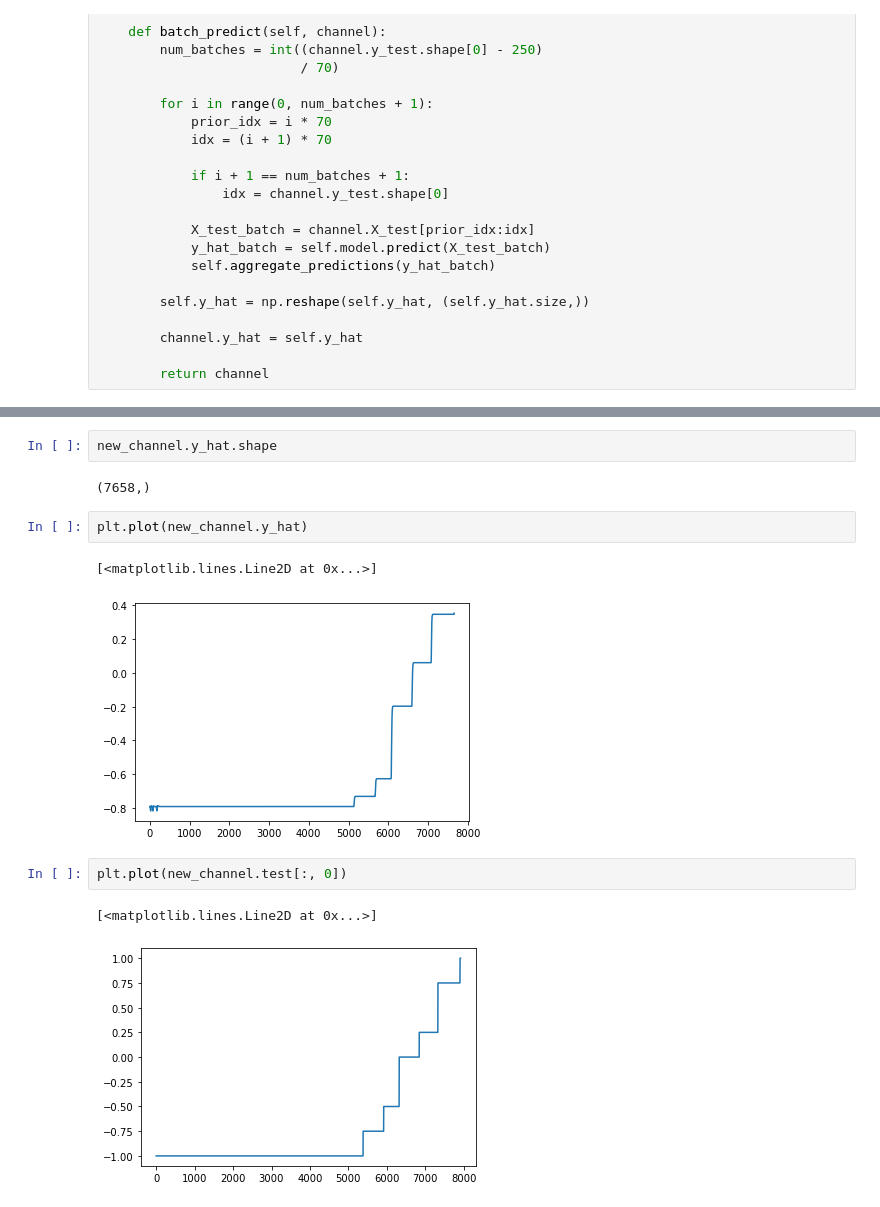
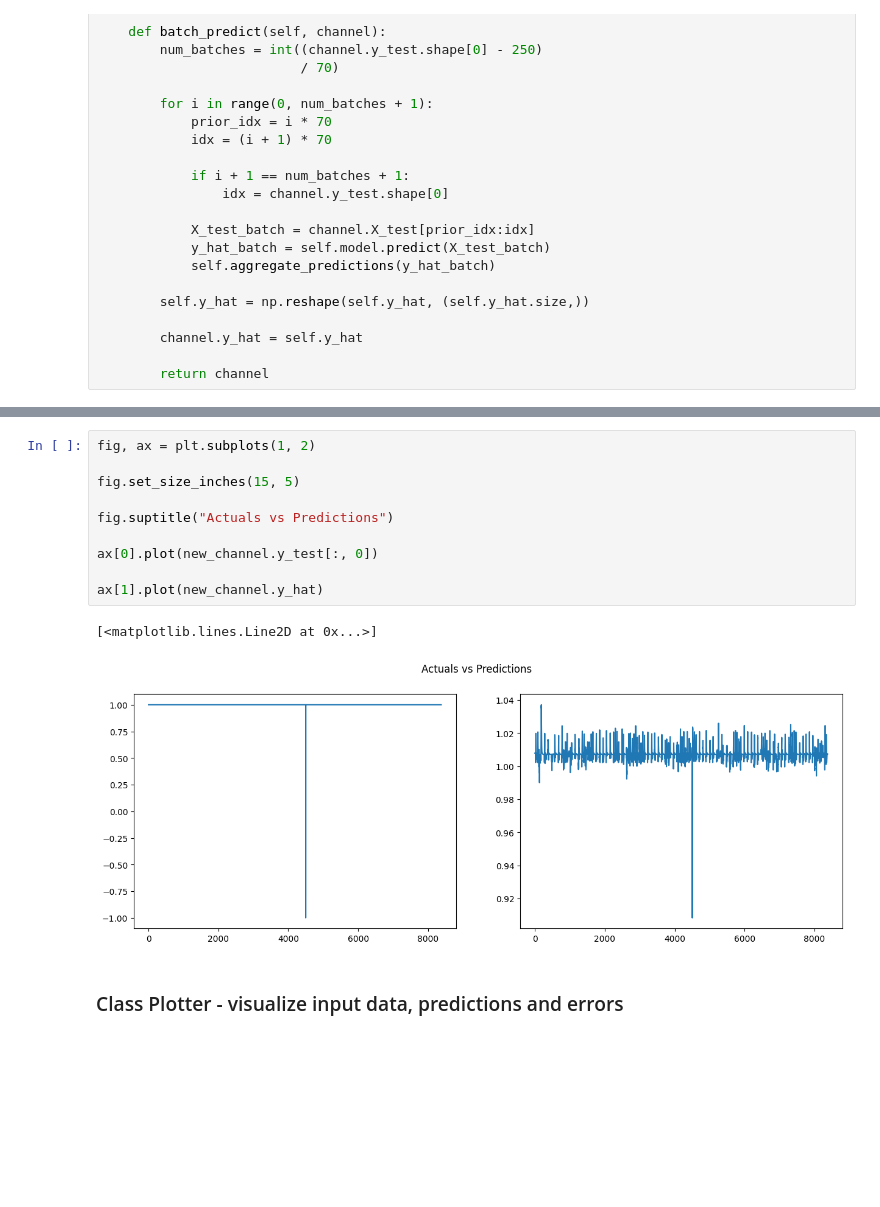
Before and after one commit to NorbertKlockiewicz/AnomalyDetection, a Jupyter notebook: Model.ipynb, the cells around one changed output, grey strips where cells are left out. Cells and saved outputs as stored; diff of their text form; blank space fills up the shorter version.

```diff
--- a/Model.ipynb
+++ b/Model.ipynb
@@ -201,18 +187,19 @@ model.batch_predict(new_channel)
 <__main__.Channel at 0x...>
-# %%
-new_channel.y_hat.shape
-# %% [output]
-(7658,)
-# %%
-plt.plot(new_channel.y_hat)
-# %% [output]
-[<matplotlib.lines.Line2D at 0x...>]
-[figure, removed]
-# %%
-plt.plot(new_channel.test[:, 0])
-# %% [output]
-[<matplotlib.lines.Line2D at 0x...>]
-[figure, removed]
+# %%
+fig, ax = plt.subplots(1, 2)
+
+fig.set_size_inches(15, 5)
+
+fig.suptitle("Actuals vs Predictions")
+
+ax[0].plot(new_channel.y_test[:, 0])
+
+ax[1].plot(new_channel.y_hat)
+# %% [output]
+[<matplotlib.lines.Line2D at 0x...>]
+[figure, added]
+# %% [markdown]
+### Class Plotter - visualize input data, predictions and errors
 # %%
 class Plotter:
     def __init__(self, channel):
```
Also changed, not shown: parts of 25 cells of this notebook.
